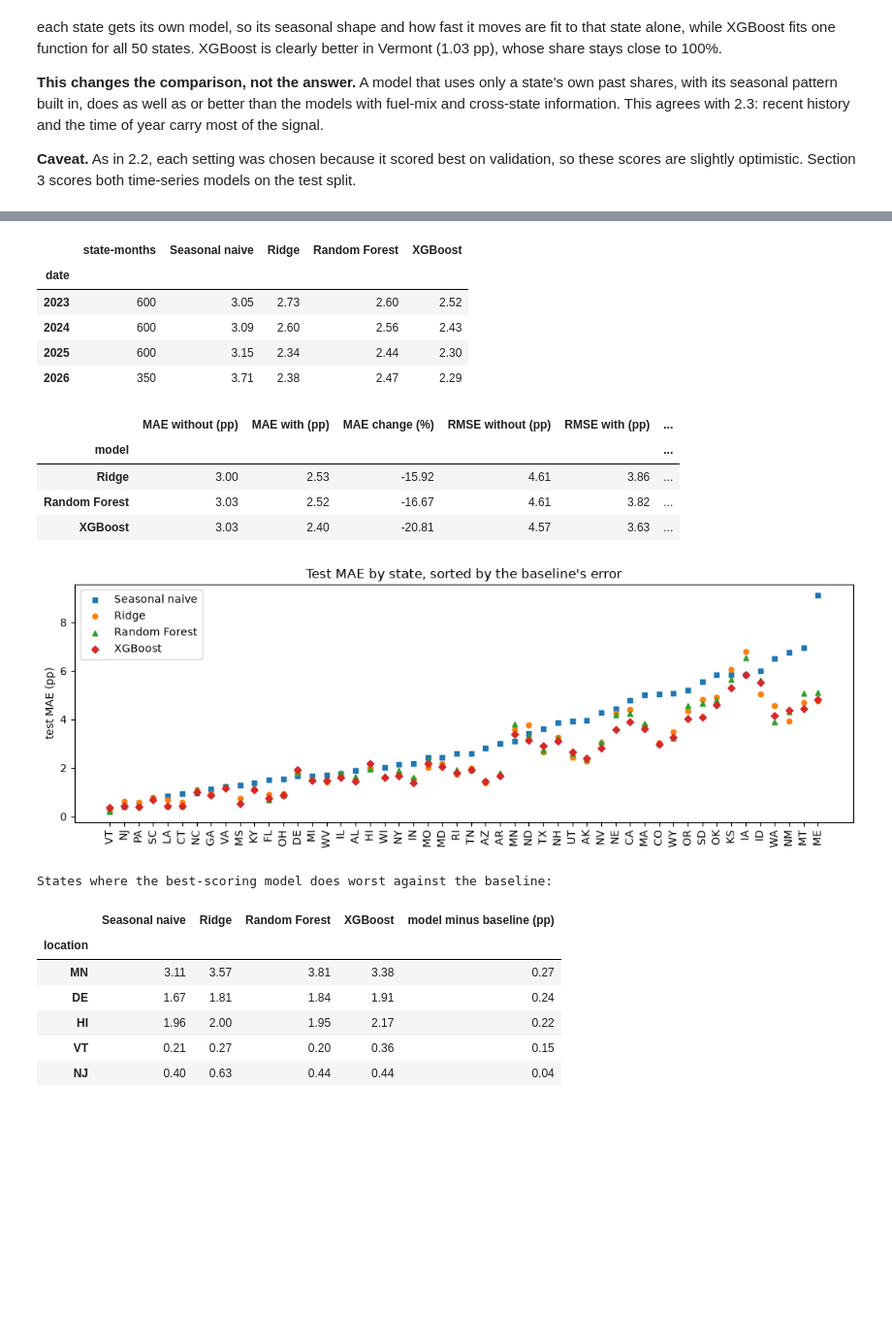
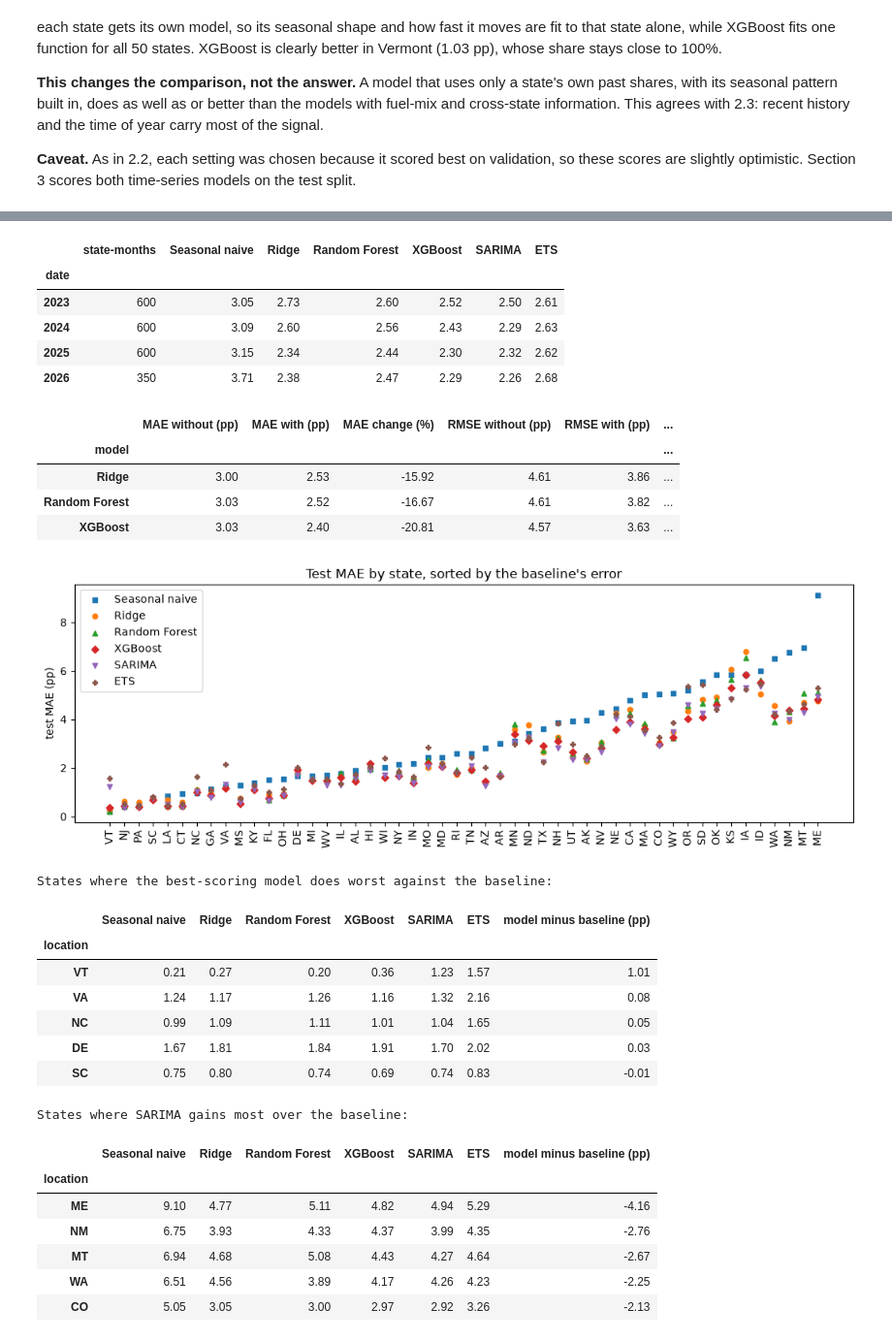
Before and after one commit to legacysti/ics635-final-project, a Jupyter notebook: ICS635_Final_Project.ipynb, the cells around one changed output, grey strips where cells are left out. Shown at 97% size. Drawn from its saved outputs; the diff is of its cells as text; code cells hidden in the pictures; blank space fills up the shorter version.

Commit message:
restore SARIMA test scoring and keep analysis

```diff
--- a/ICS635_Final_Project.ipynb
+++ b/ICS635_Final_Project.ipynb
@@ -1213,6 +1218,12 @@ for name, (build, scale, _) in MODELS.items():
         pipeline.fit(train_val[features], train_val[TARGET])
         test_predictions[name, set_name] = predict_share(pipeline, test[features])
 
+# Time-series models from 2.4: refit each state on 2001-2022, then forecast each test month one month ahead
+for kind, spec in BEST_TS.items():
+    prediction, n_not_converged = ts_predict(kind, spec, "2022-12-01", test)
+    print(f"{kind} {ts_label(kind, spec)}: {n_not_converged} of 50 states did not converge")
+    test_predictions[kind, "-"] = prediction
+
 test_errors = pd.DataFrame({key: np.abs(test[TARGET].to_numpy() - pred)
                             for key, pred in test_predictions.items()}, index=test.index)
 test_state_mae = test_errors.groupby(test["location"]).mean()
@@ -1232,10 +1245,11 @@ def test_summary(keys):
                             f"{(test_state_mae[key] < test_state_mae['Seasonal naive', '-']).sum()} / 50"}
     return pd.DataFrame(rows).T.infer_objects()
 
-full = [("Seasonal naive", "-")] + [(name, "state + history + seasonal") for name in MODELS]
+full = ([("Seasonal naive", "-")] + [(name, "state + history + seasonal") for name in MODELS]
+        + [(kind, "-") for kind in BEST_TS])
 test_table = test_summary(full)
 test_table["MAE vs baseline (%)"] = 100 * (test_table["MAE (pp)"] / test_table.loc["Seasonal naive", "MAE (pp)"] - 1)
-test_table["validation MAE (pp)"] = summary["MAE (pp)"]   # from 2.2, for comparison
-test_table.round(2)
+test_table["validation MAE (pp)"] = all_models["MAE (pp)"]   # from 2.2 and 2.4, for comparison
+test_table.sort_values("MAE (pp)").round(2)
 # %% [output]
 |  | MAE (pp) | RMSE (pp) | MAE without filled rows (pp) | states beating baseline | MAE vs baseline (%) | ... |
@@ -1250,12 +1266,12 @@ by_year.columns = [key[0] for key in full]
 by_year.insert(0, "state-months", test.groupby(test["date"].dt.year).size())
 by_year.round(2)
 # %% [output]
-|  | state-months | Seasonal naive | Ridge | Random Forest | XGBoost |
-| date |  |  |  |  |  |
-| 2023 | 600 | 3.05 | 2.73 | 2.60 | 2.52 |
-| 2024 | 600 | 3.09 | 2.60 | 2.56 | 2.43 |
-| 2025 | 600 | 3.15 | 2.34 | 2.44 | 2.30 |
-| 2026 | 350 | 3.71 | 2.38 | 2.47 | 2.29 |
+|  | state-months | Seasonal naive | Ridge | Random Forest | XGBoost | SARIMA | ETS |
+| date |  |  |  |  |  |  |  |
+| 2023 | 600 | 3.05 | 2.73 | 2.60 | 2.52 | 2.50 | 2.61 |
+| 2024 | 600 | 3.09 | 2.60 | 2.56 | 2.43 | 2.29 | 2.63 |
+| 2025 | 600 | 3.15 | 2.34 | 2.44 | 2.30 | 2.32 | 2.62 |
+| 2026 | 350 | 3.71 | 2.38 | 2.47 | 2.29 | 2.26 | 2.68 |
 # %%
 # --- Ablation on test: without vs with the seasonal features ---
 ablation_test = []
@@ -1281,31 +1297,42 @@ pd.DataFrame(ablation_test).set_index("model").round(2)
 # %%
 # --- Per-state test MAE: baseline against each model (all features) ---
 state_table = test_state_mae[full].mul(100)
 state_table.columns = [key[0] for key in full]
 state_table = state_table.sort_values("Seasonal naive")
 
 fig, ax = plt.subplots(figsize=(13, 4))
 x = np.arange(len(state_table))
-for column, marker in zip(state_table.columns, ["s", "o", "^", "D"]):
+for column, marker in zip(state_table.columns, ["s", "o", "^", "D", "v", "P"]):
     ax.scatter(x, state_table[column], marker=marker, s=22, label=column)
 ax.set_xticks(x, state_table.index, rotation=90)
 ax.set_ylabel("test MAE (pp)")
 ax.set_title("Test MAE by state, sorted by the baseline's error")
 ax.legend()
 plt.show()
 
 print("States where the best-scoring model does worst against the baseline:")
 best_model = test_table.drop("Seasonal naive")["MAE (pp)"].idxmin()
 display(state_table.assign(**{"model minus baseline (pp)": state_table[best_model] - state_table["Seasonal naive"]})
         .nlargest(5, "model minus baseline (pp)").round(2))
+print(f"States where {best_model} gains most over the baseline:")
+display(state_table.assign(**{"model minus baseline (pp)": state_table[best_model] - state_table["Seasonal naive"]})
+        .nsmallest(5, "model minus baseline (pp)").round(2))
 # %% [output]
-[figure, old version]
+[figure, new version]
 States where the best-scoring model does worst against the baseline:
-|  | Seasonal naive | Ridge | Random Forest | XGBoost | model minus baseline (pp) |
-| location |  |  |  |  |  |
-| MN | 3.11 | 3.57 | 3.81 | 3.38 | 0.27 |
-| DE | 1.67 | 1.81 | 1.84 | 1.91 | 0.24 |
-| HI | 1.96 | 2.00 | 1.95 | 2.17 | 0.22 |
-| VT | 0.21 | 0.27 | 0.20 | 0.36 | 0.15 |
-| NJ | 0.40 | 0.63 | 0.44 | 0.44 | 0.04 |
+|  | Seasonal naive | Ridge | Random Forest | XGBoost | SARIMA | ETS | model minus baseline (pp) |
+| location |  |  |  |  |  |  |  |
+| VT | 0.21 | 0.27 | 0.20 | 0.36 | 1.23 | 1.57 | 1.01 |
+| VA | 1.24 | 1.17 | 1.26 | 1.16 | 1.32 | 2.16 | 0.08 |
+| NC | 0.99 | 1.09 | 1.11 | 1.01 | 1.04 | 1.65 | 0.05 |
+| DE | 1.67 | 1.81 | 1.84 | 1.91 | 1.70 | 2.02 | 0.03 |
+| SC | 0.75 | 0.80 | 0.74 | 0.69 | 0.74 | 0.83 | -0.01 |
+States where SARIMA gains most over the baseline:
+|  | Seasonal naive | Ridge | Random Forest | XGBoost | SARIMA | ETS | model minus baseline (pp) |
+| location |  |  |  |  |  |  |  |
+| ME | 9.10 | 4.77 | 5.11 | 4.82 | 4.94 | 5.29 | -4.16 |
+| NM | 6.75 | 3.93 | 4.33 | 4.37 | 3.99 | 4.35 | -2.76 |
+| MT | 6.94 | 4.68 | 5.08 | 4.43 | 4.27 | 4.64 | -2.67 |
+| WA | 6.51 | 4.56 | 3.89 | 4.17 | 4.26 | 4.23 | -2.25 |
+| CO | 5.05 | 3.05 | 3.00 | 2.97 | 2.92 | 3.26 | -2.13 |
 # %%
```
Also changed, not shown: parts of 6 cells of this notebook.
